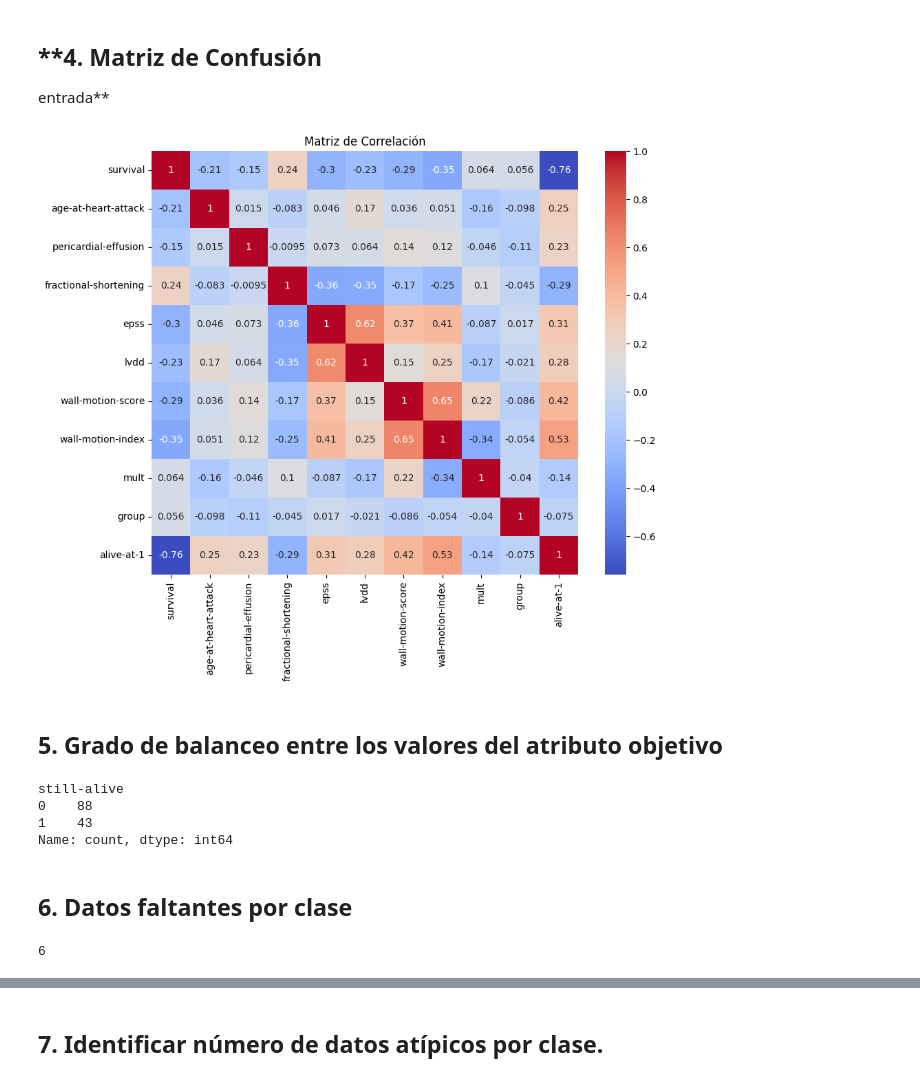
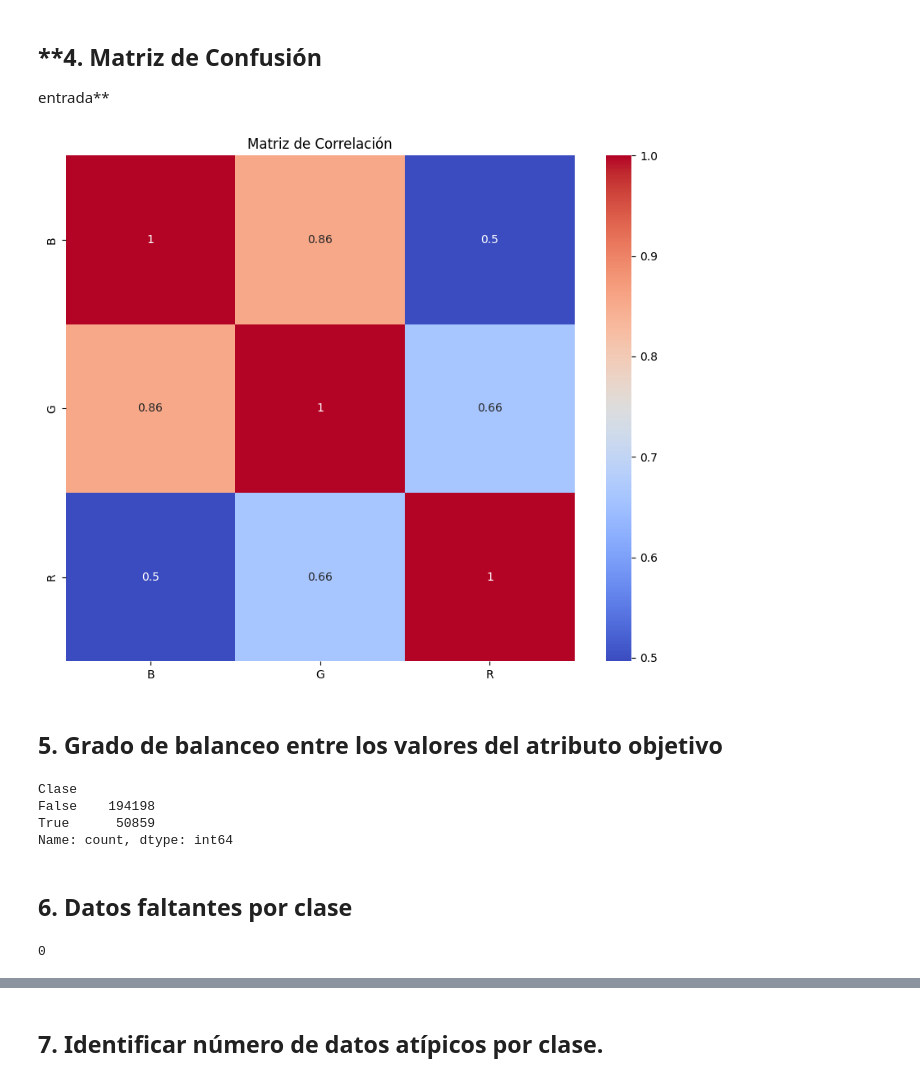
Before and after one commit to marioleandrovanegas/Entrega3U1, a Jupyter notebook: MD/Grupo6_Unidad1_Modulo3.ipynb, the cells around one changed output, grey strips where cells are left out. Cells and saved outputs as stored; diff of their text form; code cells hidden in the pictures.

```diff
--- a/MD/Grupo6_Unidad1_Modulo3.ipynb
+++ b/MD/Grupo6_Unidad1_Modulo3.ipynb
@@ -89,0 +86,3 @@ dtype: object
+# %%
+df["Clase"] = df.apply(lambda x: 1 if x["Clase"] == 1 else False, axis=1)
+df.head()
@@ -135,35 +141,33 @@ Al realizar el análisis del grafico, se observa que no se tienen datoa atípico
 
 entrada**
 # %%
-# Permite detectar si hay atributos redundantes (correlación mayor a 0.85 o menor a -0.85)
-dnum_c = data_num.iloc[:, [0, 2, 3, 4, 5, 6, 7, 8, 9, 10, 11]] # se excluye la variable predictora
-correlacion = dnum_c.corr()
+dn_c = df.iloc[:, [0, 1, 2]] # se excluye la variable predictora
+correlacion = dn_c.corr()
 
 # Graficar
 plt.figure(figsize=(10,8))
 sns.heatmap(correlacion, annot=True, cmap="coolwarm")
 plt.title("Matriz de Correlación")
 plt.show()
 # %% [output]
-[figure, old version]
+[figure, new version]
 # %% [markdown]
 ## **5. Grado de balanceo entre los valores del atributo objetivo**
 # %%
 #Cuantos registros hay por cada clase? es decir, por cada valor del atributo de salida?
 
-print(data_echo['still-alive'].value_counts())
+print(df['Clase'].value_counts())
 # %% [output]
-still-alive
-0    88
-1    43
+Clase
+False    194198
+True      50859
 Name: count, dtype: int64
 # %% [markdown]
 ## **6. Datos faltantes por clase**
 # %%
 # Cual es el máximo de datos faltantes en un mismo registro?
-# Si hay registros a los que les faltan muchos valores, es mejor eliminarlos.
-max(data_echo.isnull().sum(axis=1))
+max(df.isnull().sum(axis=1))
 # %% [output]
-6
+0
 # %%
 #Cuantos datos faltantes hay por cada atributo?
```
Also changed, not shown: parts of 19 cells of this notebook.
